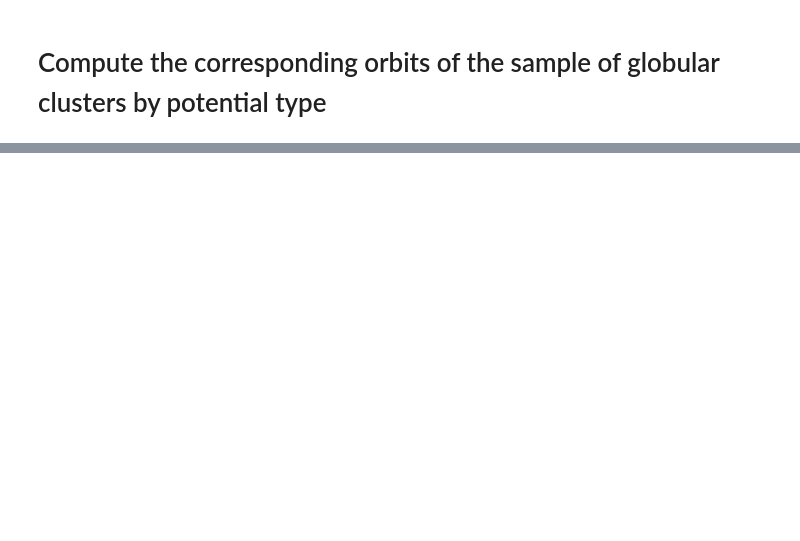
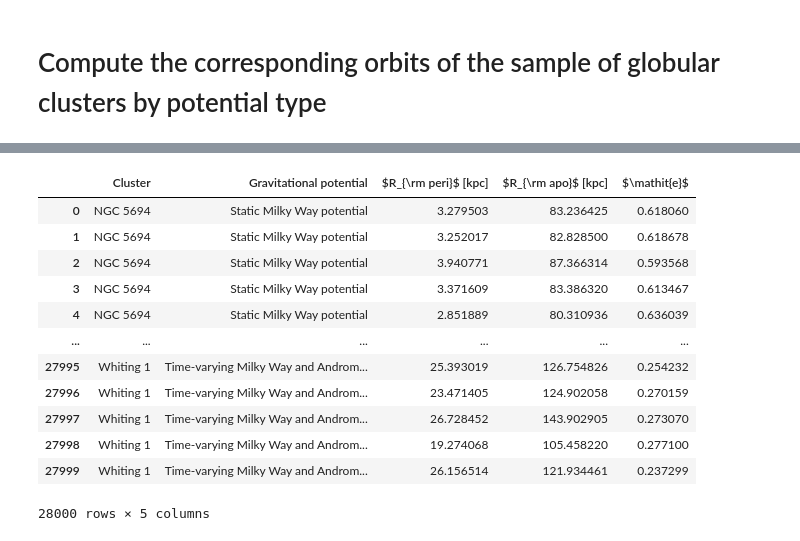
Before and after one commit to LCIJ/TTB2024, a Jupyter notebook: Monte_Carlo_simulations_orbits.ipynb, the cells around one changed output, grey strips where cells are left out. Drawn from its saved outputs; the diff is of its cells as text; code cells hidden in the pictures; blank space fills up the shorter version.

```diff
--- a/Monte_Carlo_simulations_orbits.ipynb
+++ b/Monte_Carlo_simulations_orbits.ipynb
@@ -2621,0 +2588,18 @@ df
+# %%
+df_loaded = pd.read_csv('values_MC_test.txt', sep='\t')
+# %%
+df_loaded
+# %% [output]
+|  | Cluster | Gravitational potential | $R_{\rm peri}$ [kpc] | $R_{\rm apo}$ [kpc] | $\mathit{e}$ |
+| 0 | NGC 5694 | Static Milky Way potential | 3.279503 | 83.236425 | 0.618060 |
+| 1 | NGC 5694 | Static Milky Way potential | 3.252017 | 82.828500 | 0.618678 |
+| 2 | NGC 5694 | Static Milky Way potential | 3.940771 | 87.366314 | 0.593568 |
+| 3 | NGC 5694 | Static Milky Way potential | 3.371609 | 83.386320 | 0.613467 |
+| 4 | NGC 5694 | Static Milky Way potential | 2.851889 | 80.310936 | 0.636039 |
+| ... | ... | ... | ... | ... | ... |
+| 27995 | Whiting 1 | Time-varying Milky Way and Androm... | 25.393019 | 126.754826 | 0.254232 |
+| 27996 | Whiting 1 | Time-varying Milky Way and Androm... | 23.471405 | 124.902058 | 0.270159 |
+| 27997 | Whiting 1 | Time-varying Milky Way and Androm... | 26.728452 | 143.902905 | 0.273070 |
+| 27998 | Whiting 1 | Time-varying Milky Way and Androm... | 19.274068 | 105.458220 | 0.277100 |
+| 27999 | Whiting 1 | Time-varying Milky Way and Androm... | 26.156514 | 121.934461 | 0.237299 |
+28000 rows × 5 columns
```
Also changed, not shown: parts of 42 cells of this notebook, 2 other files.
